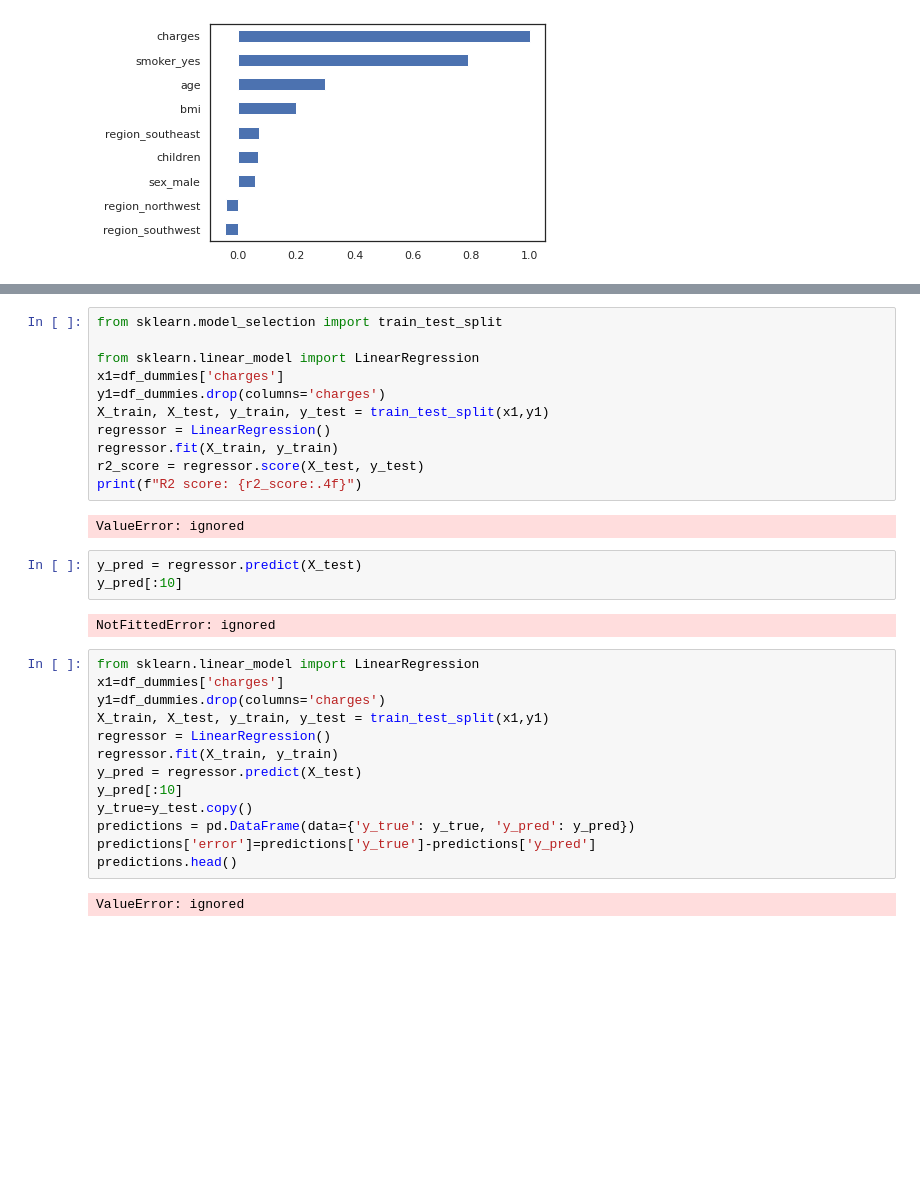
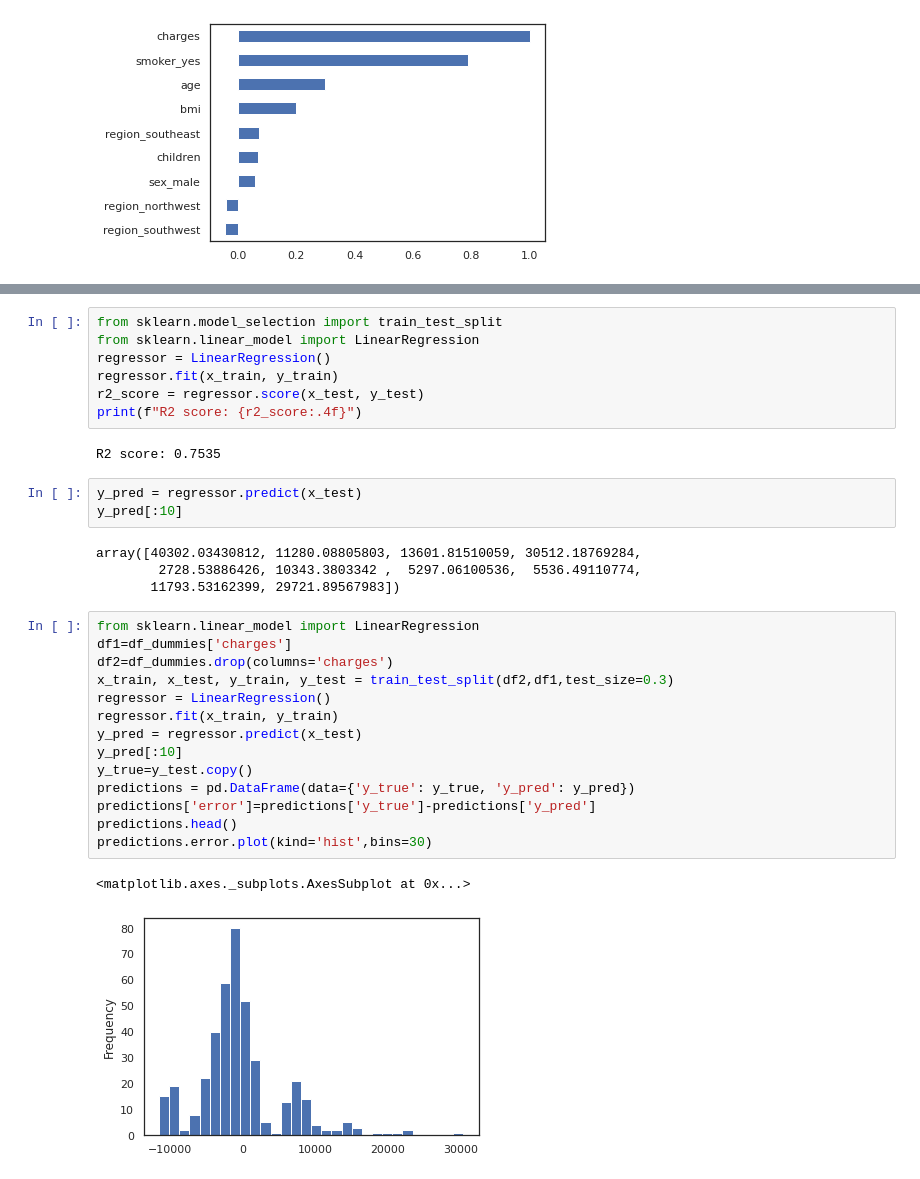
Before and after one commit to Maro94/175IC-machine-learning, a Jupyter notebook: lab3.ipynb, the cells around one changed output, grey strips where cells are left out. Saved outputs shown, nothing was run; the diff lists cells and outputs as text; blank space fills up the shorter version.

```diff
--- a/lab3.ipynb
+++ b/lab3.ipynb
@@ -129,34 +129,34 @@ Name: charges, Length: 1338, dtype: float64
 [1338 rows x 8 columns]
 # %%
 from sklearn.model_selection import train_test_split
-
 from sklearn.linear_model import LinearRegression
-x1=df_dummies['charges']
-y1=df_dummies.drop(columns='charges')
-X_train, X_test, y_train, y_test = train_test_split(x1,y1)
 regressor = LinearRegression()
-regressor.fit(X_train, y_train)
-r2_score = regressor.score(X_test, y_test)
+regressor.fit(x_train, y_train)
+r2_score = regressor.score(x_test, y_test)
 print(f"R2 score: {r2_score:.4f}")
 # %% [output]
-ValueError: ignored
+R2 score: 0.7535
 # %%
-y_pred = regressor.predict(X_test)
+y_pred = regressor.predict(x_test)
 y_pred[:10]
 # %% [output]
-NotFittedError: ignored
+array([40302.03430812, 11280.08805803, 13601.81510059, 30512.18769284,
+        2728.53886426, 10343.3803342 ,  5297.06100536,  5536.49110774,
+       11793.53162399, 29721.89567983])
 # %%
 from sklearn.linear_model import LinearRegression
-x1=df_dummies['charges']
-y1=df_dummies.drop(columns='charges')
-X_train, X_test, y_train, y_test = train_test_split(x1,y1)
+df1=df_dummies['charges']
+df2=df_dummies.drop(columns='charges')
+x_train, x_test, y_train, y_test = train_test_split(df2,df1,test_size=0.3)
 regressor = LinearRegression()
-regressor.fit(X_train, y_train)
-y_pred = regressor.predict(X_test)
+regressor.fit(x_train, y_train)
+y_pred = regressor.predict(x_test)
 y_pred[:10]
 y_true=y_test.copy()
 predictions = pd.DataFrame(data={'y_true': y_true, 'y_pred': y_pred})
 predictions['error']=predictions['y_true']-predictions['y_pred']
 predictions.head()
+predictions.error.plot(kind='hist',bins=30)
 # %% [output]
-ValueError: ignored
+<matplotlib.axes._subplots.AxesSubplot at 0x...>
+[figure, added]
```
Also changed, not shown: parts of 5 cells of this notebook.
